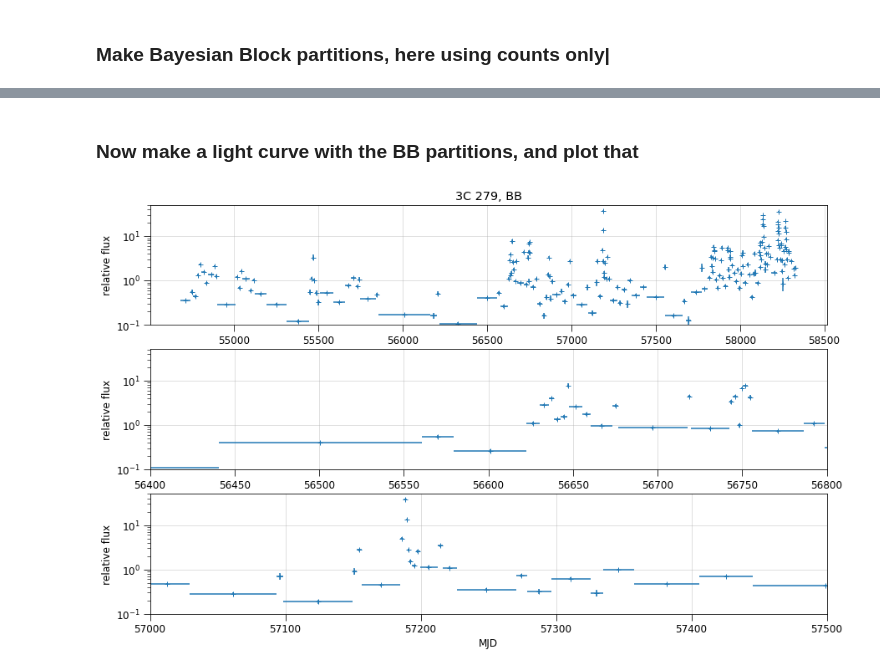
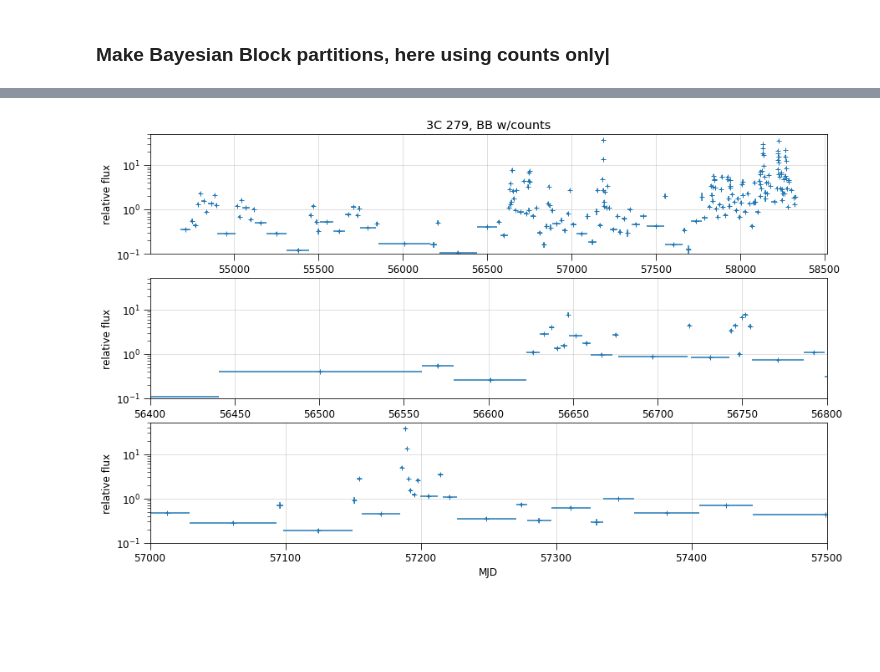
Before and after one commit to tburnett/lat-timing, a Jupyter notebook: notebooks/code development/my bayesian_blocks.ipynb, the cells around one changed output, grey strips where cells are left out. Cells and saved outputs as stored; diff of their text form; code cells hidden in the pictures; blank space fills up the shorter version.

```diff
--- a/notebooks/code development/my bayesian_blocks.ipynb
+++ b/notebooks/code development/my bayesian_blocks.ipynb
@@ -26,10 +26,12 @@ Adding weights from file /nfs/farm/g/glast/g/catalog/pointlike/skymodels/P8_10ye
 Loaded 3565 / 3649 cells with exposure > 0.1 for light curve analysis
 Fits using representation poisson: 3565 intervals
 # %%
-fig, (ax1, ax2, ax3) = plt.subplots(3,1, figsize=(15,9))
-lcp.flux_plot(ax=ax1, yscale='log', ylim=(0.1,None), title='3C 279, daily');
-lcp.flux_plot(ax=ax2, yscale='log', ylim=(0.1,None), xlim=(56400, 56800), title=' ')
-lcp.flux_plot(ax=ax3, yscale='log', ylim=(0.1,None), xlim=(57000, 57500), title=' ');
+def plot_lc(lcp, title='', **kwargs):
+    fig, (ax1, ax2, ax3) = plt.subplots(3,1, figsize=(15,9))
+    lcp.flux_plot(ax=ax1, yscale='log', ylim=(0.1,None), title=title, **kwargs);
+    lcp.flux_plot(ax=ax2, yscale='log', ylim=(0.1,None), xlim=(56400, 56800), title=' ',**kwargs)
+    lcp.flux_plot(ax=ax3, yscale='log', ylim=(0.1,None), xlim=(57000, 57500), title=' ',**kwargs);
+plot_lc(lcp, title='3C 279, daily')
 # %% [output]
 [figure]
 # %% [markdown]
@@ -46,9 +50,4 @@ Wall time: 3.06 s
-# %% [markdown]
-### Now make a light curve with the BB partitions, and plot that
-# %%
-fig, (ax1, ax2, ax3) = plt.subplots(3,1, figsize=(15,9))
-bb.flux_plot(ax=ax1, yscale='log', ylim=(0.1,None), title='3C 279, BB');
-bb.flux_plot(ax=ax2, yscale='log', ylim=(0.1,None), xlim=(56400, 56800), title=' ')
-bb.flux_plot(ax=ax3, yscale='log', ylim=(0.1,None), xlim=(57000, 57500), title=' ');
-# %% [output]
-[figure, removed]
+# %%
+plot_lc(bb, title='3C 279, BB w/counts')
+# %% [output]
+[figure, added]
```
Also changed, not shown: parts of 2 cells of this notebook, 3 other files.
